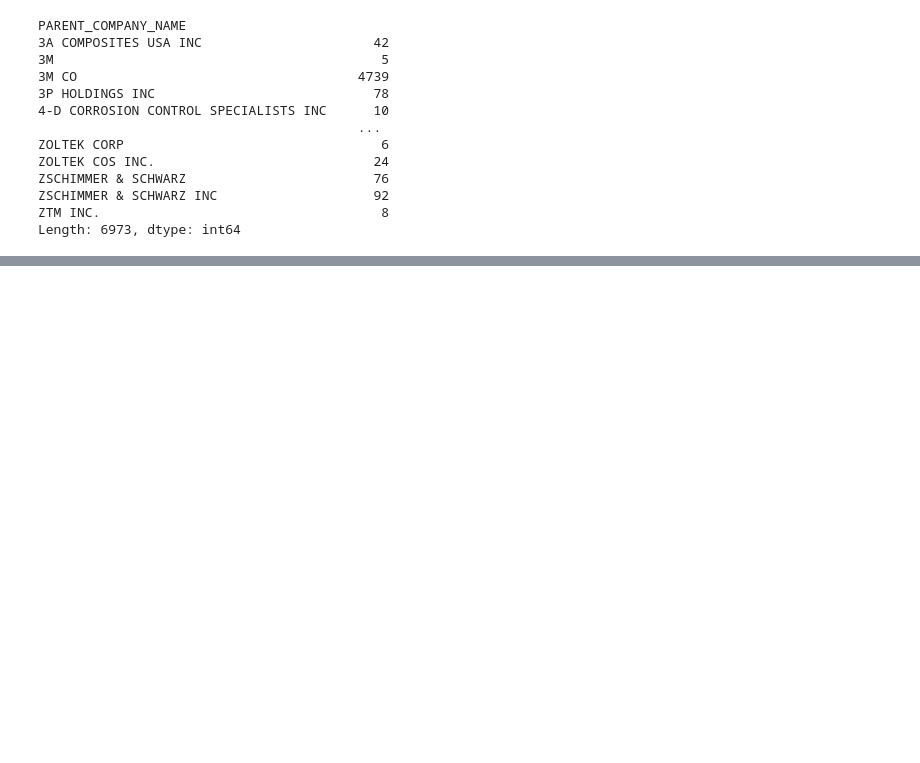
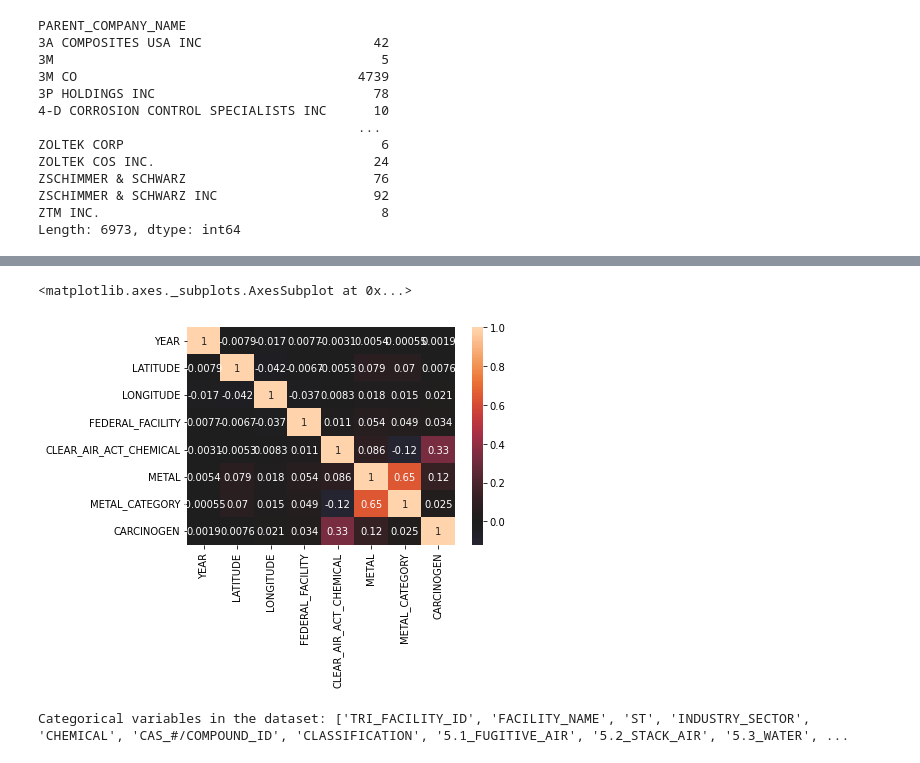
Before and after one commit to vinayakkini101/study-of-toxic-release-inventory, a Jupyter notebook: Toxic_Release_Inventory.ipynb, the cells around one changed output, grey strips where cells are left out. Cells and saved outputs as stored; diff of their text form; code cells hidden in the pictures; blank space fills up the shorter version.

```diff
--- a/Toxic_Release_Inventory.ipynb
+++ b/Toxic_Release_Inventory.ipynb
@@ -235,0 +297,17 @@ df.METAL_CATEGORY.value_counts().plot.bar()
+# %%
+import seaborn as sns
+#correlation matrix
+corr = df.corr()
+#cmap = colors.ListedColormap(["#682F2F", "#9E726F", "#D6B2B1", "#B9C0C9", "#9F8A78", "#F3AB60"])
+sns.heatmap(corr,annot=True, center=0)
+# %% [output]
+<matplotlib.axes._subplots.AxesSubplot at 0x...>
+[figure, added]
+# %%
+#Get list of categorical variables
+s = (df.dtypes == 'object')
+object_cols = list(s[s].index)
+
+print("Categorical variables in the dataset:", object_cols)
+# %% [output]
+Categorical variables in the dataset: ['TRI_FACILITY_ID', 'FACILITY_NAME', 'ST', 'INDUSTRY_SECTOR', 'CHEMICAL', 'CAS_#/COMPOUND_ID', 'CLASSIFICATION', '5.1_FUGITIVE_AIR', '5.2_STACK_AIR', '5.3_WATER', ...
```
Also changed, not shown: parts of 46 cells of this notebook.
